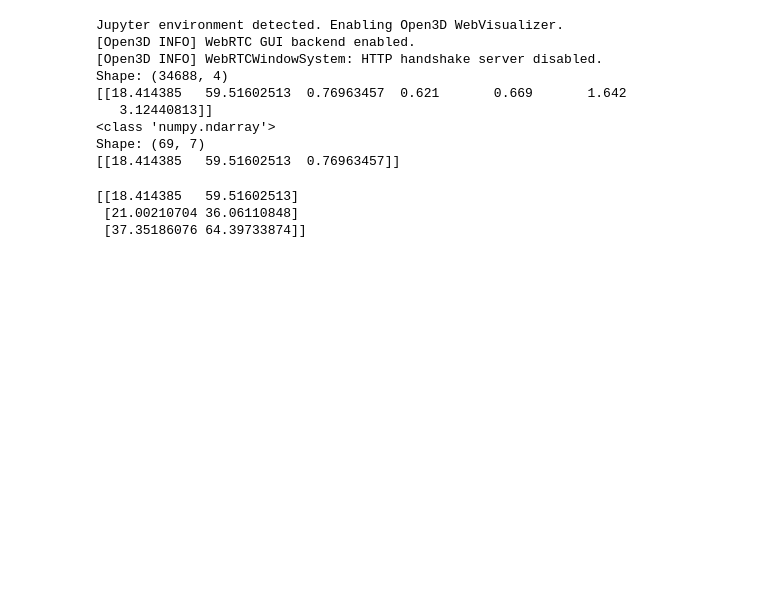
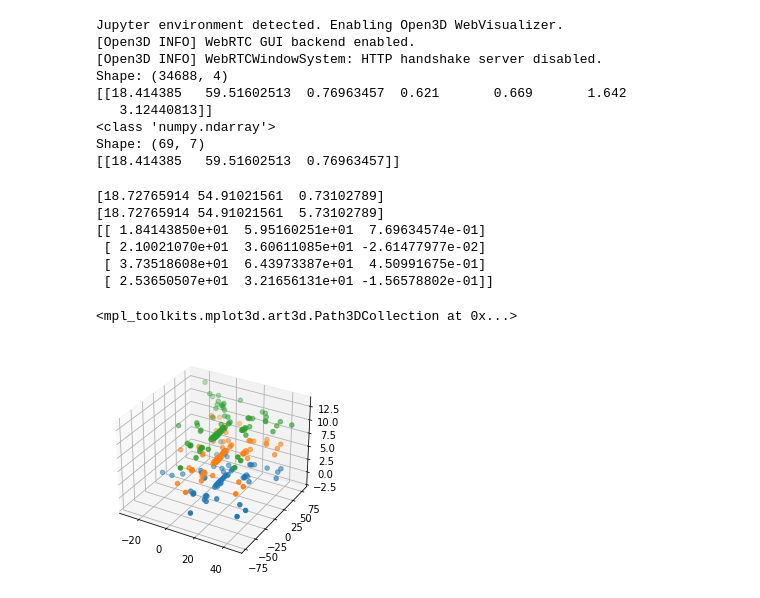
Before and after one commit to Ichigomaxi/spatio-temporal-graph-builder, a Jupyter notebook: build_graph_dev.ipynb, the cells around one changed output. Drawn from its saved outputs; the diff is of its cells as text; code cells hidden in the pictures; blank space fills up the shorter version.

```diff
--- a/build_graph_dev.ipynb
+++ b/build_graph_dev.ipynb
@@ -216,26 +216 @@ Shape: (69, 7)
 # results.show(save_path=None)
-# %%
-# Stack Boxes
-from utility import get_box_centers
-
-centers0 = get_box_centers(boxes0)
-centers1 = get_box_centers(boxes1)
-centers2 = get_box_centers(boxes2)
-
-print(centers0[0:3, 0:2])
-# centers0 = []
-# for box in boxes0:
-#     centers0.append(box.center)
-# centers0 = np.array(centers0)
-
-# centers1 = []
-# for box in boxes1:
-#     centers1.append(box.center)
-
-# centers1 = []
-# for box in boxes1:
-#     centers1.append(box.center)
-# %% [output]
-[[18.414385   59.51602513]
- [21.00210704 36.06110848]
- [37.35186076 64.39733874]]
@@ -243,0 +217,54 @@ print(centers0[0:3, 0:2])
+# %%
+# Get set of object centers
+# Stack Boxes/Centroids
+from utility import get_box_centers
+
+centers0 = get_box_centers(boxes0)
+centers1 = get_box_centers(boxes1)
+centers2 = get_box_centers(boxes2)
+
+# Testing numpy commands
+# print(centers0[0:3, 0:2])
+# print(centers0.shape[1])
+# print(np.ones((centers0.shape[1],centers0.shape[1])))
+# centers0 @ np.ones((centers0.shape[1],centers0.shape[1]))
+
+# Special Shift parameter in meter
+l = 5
+# Boxes 0 can stay at the current frame
+# centers0
+# Boxes 1 must be translated up by l meters
+print(centers1[0])
+centers1 += np.array([0,0,l])
+print(centers1[0])
+# Boxes 2 must be translated up by 2*l meters
+centers2 += np.array([0,0,2*l])
+
+# Add all centroids into one array
+centers = np.empty((0,3))
+centers = np.append(centers, centers0, axis=0)
+centers = np.append(centers, centers1, axis=0)
+centers = np.append(centers, centers2, axis=0)
+
+assert centers.shape[0] == centers0.shape[0] \
+            + centers1.shape[0] + centers2.shape[0]
+
+print(centers[0:4])
+# %% [output]
+[18.72765914 54.91021561  0.73102789]
+[18.72765914 54.91021561  5.73102789]
+[[ 1.84143850e+01  5.95160251e+01  7.69634574e-01]
+ [ 2.10021070e+01  3.60611085e+01 -2.61477977e-02]
+ [ 3.73518608e+01  6.43973387e+01  4.50991675e-01]
+ [ 2.53650507e+01  3.21656131e+01 -1.56578802e-01]]
+# %%
+fig_centers = plt.figure()
+ax = fig_centers.add_subplot(111,projection='3d')
+
+# ax.scatter(centers[:,0], centers[:,1], centers[:,2])
+ax.scatter(centers0[:,0], centers0[:,1], centers0[:,2])
+ax.scatter(centers1[:,0], centers1[:,1], centers1[:,2])
+ax.scatter(centers2[:,0], centers2[:,1], centers2[:,2])
+# %% [output]
+<mpl_toolkits.mplot3d.art3d.Path3DCollection at 0x...>
+[figure, added]
```
Also changed, not shown: parts of 7 cells of this notebook, 1 other file.
